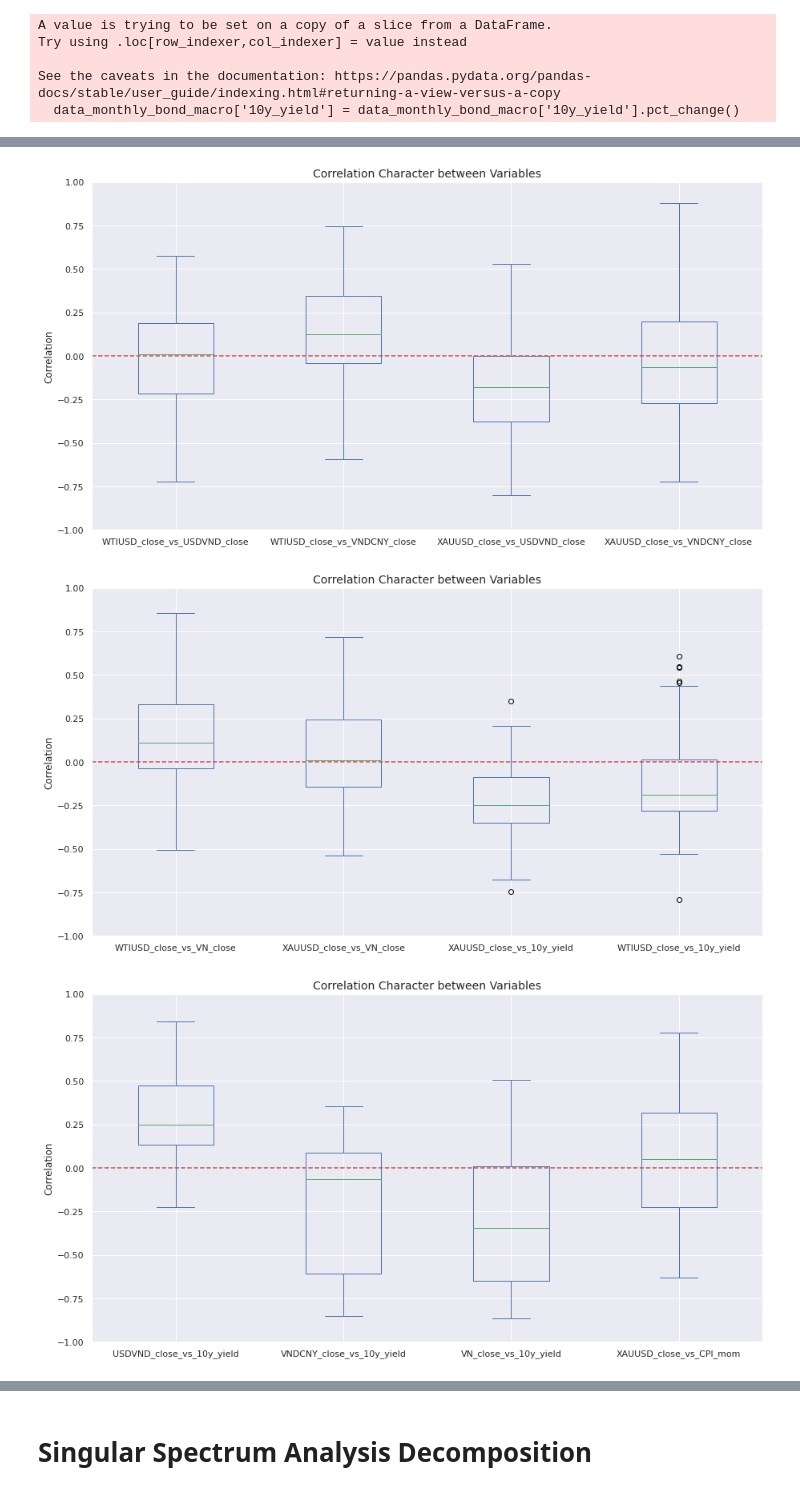
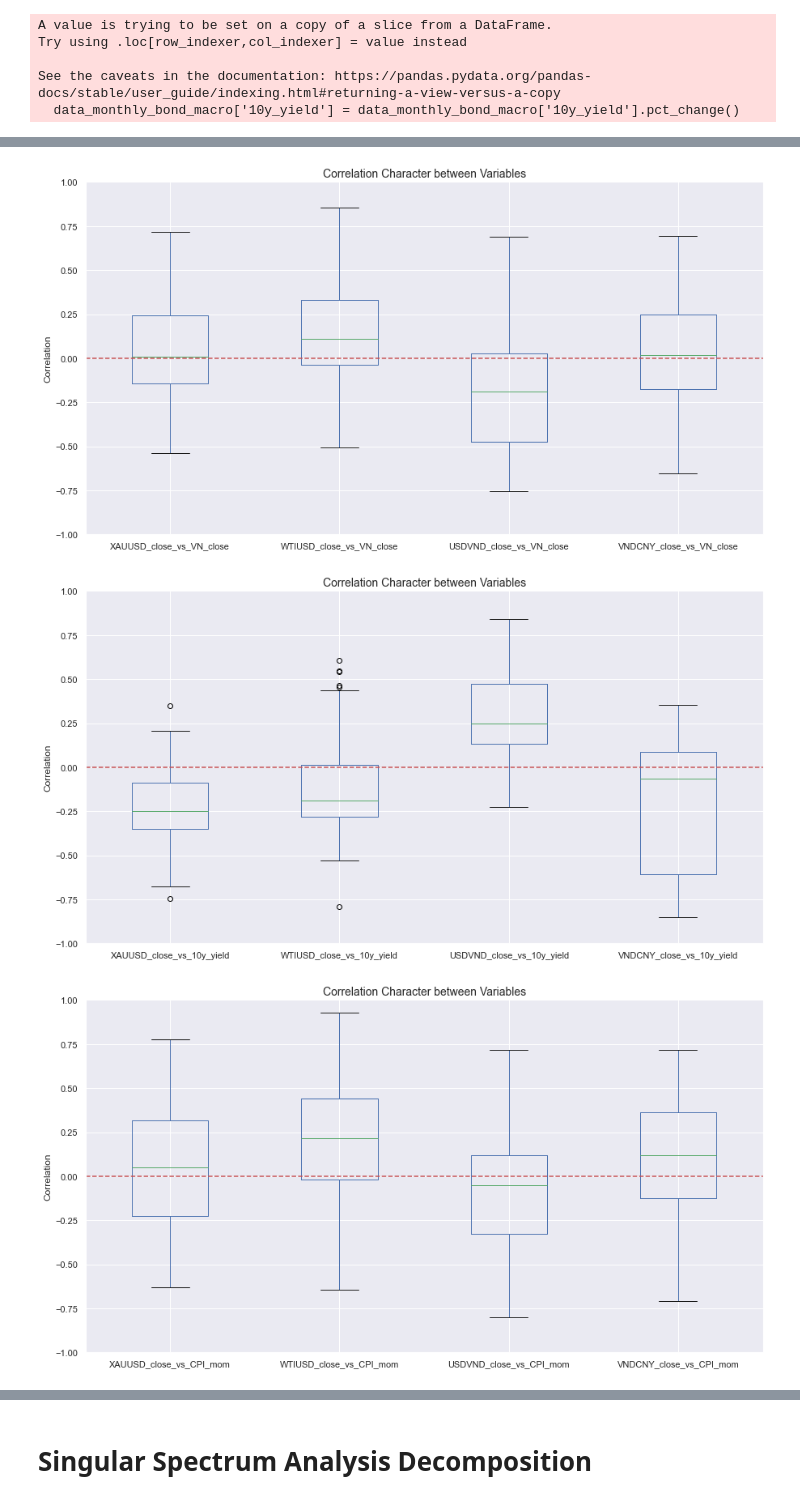
Before and after one commit to johnnyb1509/MFE_G6_CapStone, a Jupyter notebook: main_work.ipynb, the cells around one changed output, grey strips where cells are left out. Drawn from its saved outputs; the diff is of its cells as text; code cells hidden in the pictures.

```diff
--- a/main_work.ipynb
+++ b/main_work.ipynb
@@ -136,0 +144,2 @@ list_correlation.append(xau_vni_corr)
+# %%
+usdnvd_vni_corr = plot_windowCorrelation(data_monthly_pctChange, "USDVND_close", "VN_close", name_plot = None, r_window_size = 12)
@@ -136,0 +165,2 @@ list_correlation.append(xau_vni_corr)
+# %%
+vndcny_vni_corr = plot_windowCorrelation(data_monthly_pctChange, "VNDCNY_close", "VN_close", name_plot = None, r_window_size = 12)
@@ -137,3 +186,6 @@ list_correlation.append(xau_vni_corr)
+# %%
+list_correlation.append(usdnvd_vni_corr)
+list_correlation.append(vndcny_vni_corr)
 # %% [markdown]
 ## with tpcp
 # %% [markdown]
@@ -259,8 +311,14 @@ len(list_correlation)
 from functools import reduce
 corr_frame = reduce(lambda df1, df2: pd.merge(df1,df2, left_index=True, right_index=True, how = 'outer'), list_correlation)
 # %%
-box_plot_corr(corr_frame,n_box = 4)
+box_plot_corr(corr_frame[['XAUUSD_close_vs_VN_close', 'WTIUSD_close_vs_VN_close',
+                          'USDVND_close_vs_VN_close', 'VNDCNY_close_vs_VN_close',
+                          'XAUUSD_close_vs_10y_yield', 'WTIUSD_close_vs_10y_yield',
+                          'USDVND_close_vs_10y_yield', 'VNDCNY_close_vs_10y_yield',
+                          'XAUUSD_close_vs_CPI_mom', 'WTIUSD_close_vs_CPI_mom',
+                          'USDVND_close_vs_CPI_mom', 'VNDCNY_close_vs_CPI_mom'
+                          ]],n_box = 4)
 # %% [output]
-[figure, old version]
+[figure, new version]
-[figure, old version]
+[figure, new version]
-[figure, old version]
+[figure, new version]
```
Also changed, not shown: parts of 53 cells of this notebook, 5 other files.
